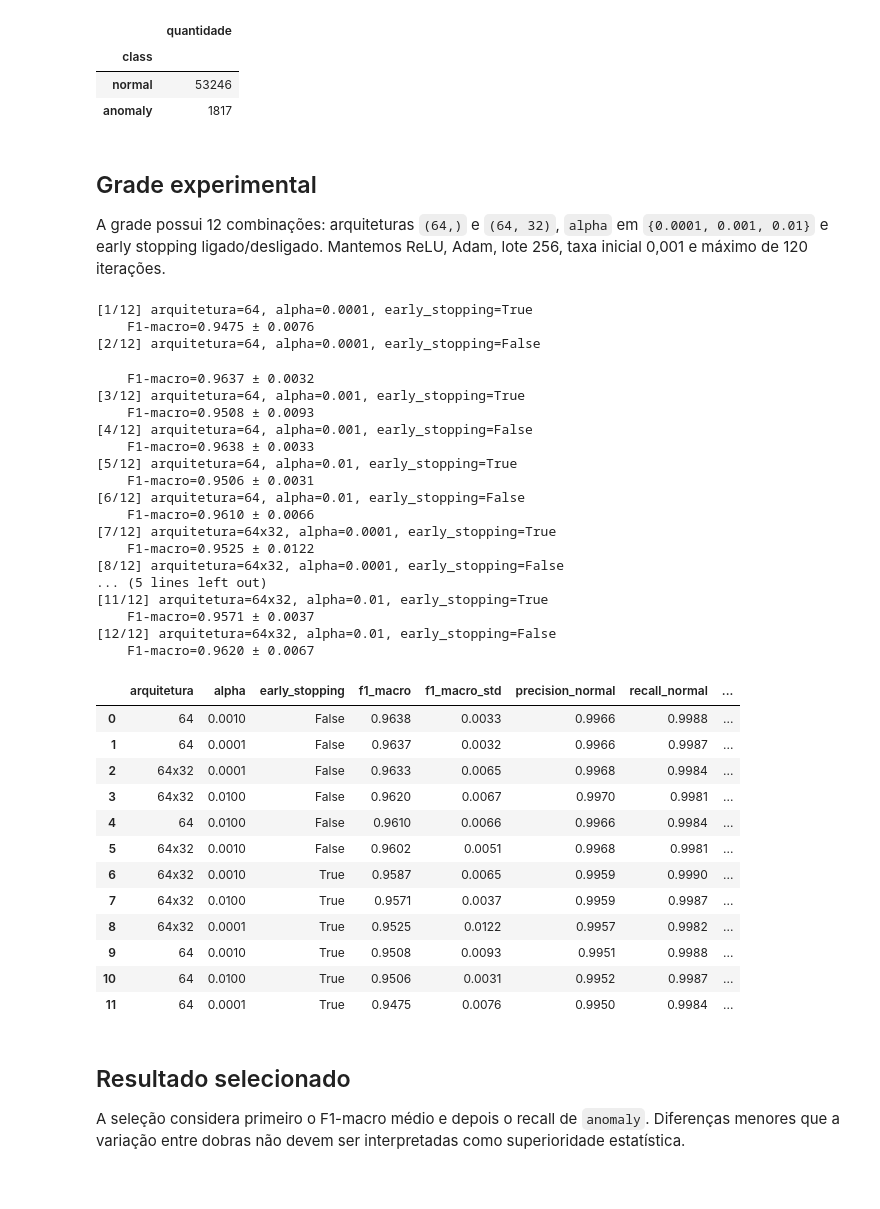
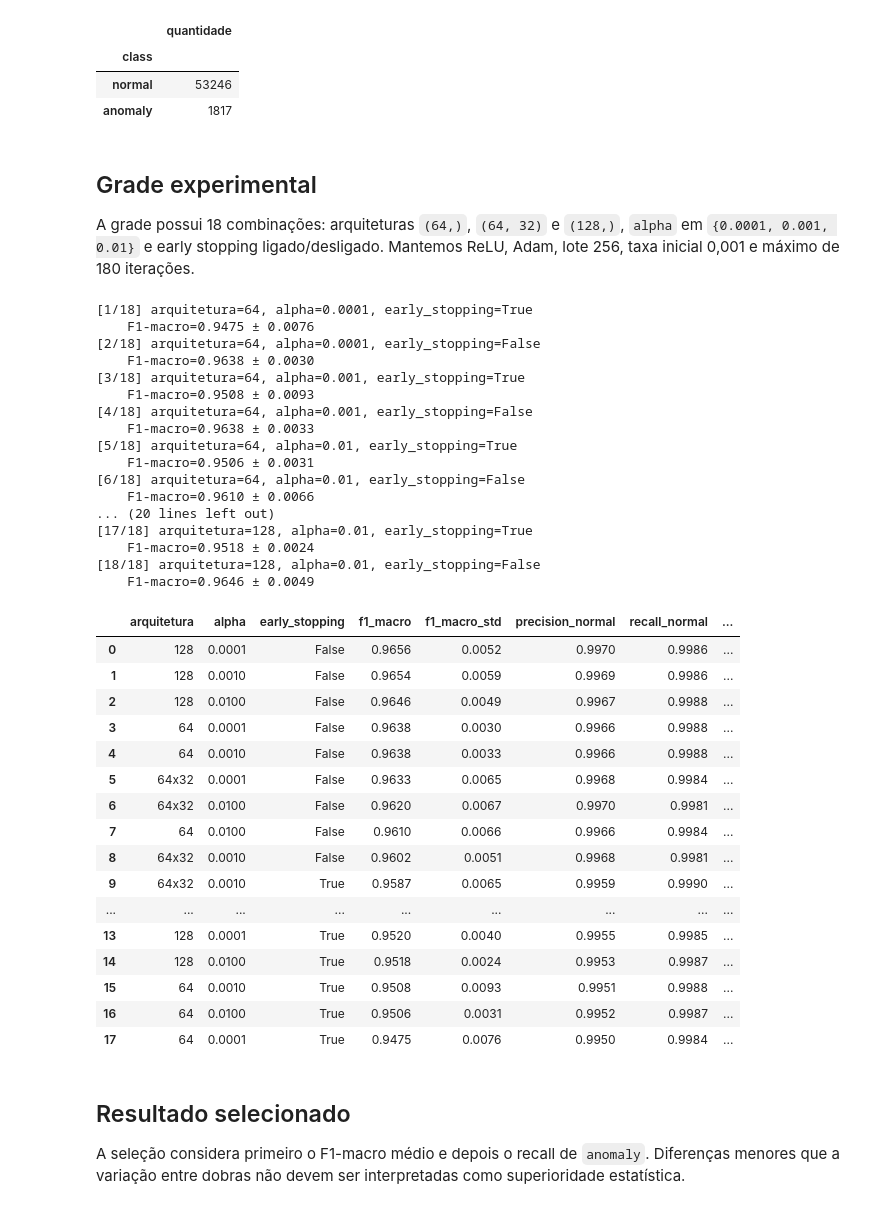
Before and after one commit to IzadoraGalarza/TP1_G5_IA, a Jupyter notebook: notebooks/parte3_rede_neural.ipynb, the cells around one changed output. Saved outputs shown, nothing was run; the diff lists cells and outputs as text; code cells hidden in the pictures.

```diff
--- a/notebooks/parte3_rede_neural.ipynb
+++ b/notebooks/parte3_rede_neural.ipynb
@@ -25,7 +25,7 @@ REPOSITORY = 'https://github.com/IzadoraGalarza/TP1_G5_IA.git'
 BRANCH = 'parte-3-rede-neural-samuel'
 
 if Path('/content').exists():
-    project_root = Path('/content/TP1_G5_IA')
+    project_root = Path('/content/TP1_G5_IA_rede_neural_samuel')
     if not project_root.exists():
         subprocess.run(['git', 'clone', '--branch', BRANCH, REPOSITORY, str(project_root)], check=True)
     os.chdir(project_root)
@@ -61,59 +61,60 @@ Base limpa: (55063, 39)
 # %% [markdown]
 ## Grade experimental
 
-A grade possui 12 combinações: arquiteturas `(64,)` e `(64, 32)`, `alpha` em `{0.0001, 0.001, 0.01}` e early stopping ligado/desligado. Mantemos ReLU, Adam, lote 256, taxa inicial 0,001 e máximo de 120 iterações.
+A grade possui 18 combinações: arquiteturas `(64,)`, `(64, 32)` e `(128,)`, `alpha` em `{0.0001, 0.001, 0.01}` e early stopping ligado/desligado. Mantemos ReLU, Adam, lote 256, taxa inicial 0,001 e máximo de 180 iterações.
 # %%
 OUTPUT_DIR = project_root / 'output' / 'etapa_3'
 REEXECUTAR_GRADE = True
 
 if REEXECUTAR_GRADE:
     results, fold_results = run_grid(
-        X, y, default_grid(), n_splits=3, max_iter=120, output_dir=OUTPUT_DIR
+        X, y, default_grid(), n_splits=3, max_iter=180, output_dir=OUTPUT_DIR
     )
 else:
     results = pd.read_csv(OUTPUT_DIR / 'resultados_rede_neural.csv')
     fold_results = pd.read_csv(OUTPUT_DIR / 'resultados_rede_neural_por_dobra.csv')
 
 columns = [
     'arquitetura', 'alpha', 'early_stopping', 'f1_macro', 'f1_macro_std',
     'precision_normal', 'recall_normal', 'precision_anomaly', 'recall_anomaly',
     'iteracoes_media', 'tempo_s'
 ]
 display(results[columns].round(4))
 # %% [output]
-[1/12] arquitetura=64, alpha=0.0001, early_stopping=True
+[1/18] arquitetura=64, alpha=0.0001, early_stopping=True
     F1-macro=0.9475 ± 0.0076
-[2/12] arquitetura=64, alpha=0.0001, early_stopping=False
+[2/18] arquitetura=64, alpha=0.0001, early_stopping=False
+    F1-macro=0.9638 ± 0.0030
+[3/18] arquitetura=64, alpha=0.001, early_stopping=True
+    F1-macro=0.9508 ± 0.0093
+[4/18] arquitetura=64, alpha=0.001, early_stopping=False
+    F1-macro=0.9638 ± 0.0033
+[5/18] arquitetura=64, alpha=0.01, early_stopping=True
+    F1-macro=0.9506 ± 0.0031
+[6/18] arquitetura=64, alpha=0.01, early_stopping=False
+    F1-macro=0.9610 ± 0.0066
+... (20 lines left out)
+[17/18] arquitetura=128, alpha=0.01, early_stopping=True
+    F1-macro=0.9518 ± 0.0024
+[18/18] arquitetura=128, alpha=0.01, early_stopping=False
+    F1-macro=0.9646 ± 0.0049
-    F1-macro=0.9637 ± 0.0032
-[3/12] arquitetura=64, alpha=0.001, early_stopping=True
-    F1-macro=0.9508 ± 0.0093
-[4/12] arquitetura=64, alpha=0.001, early_stopping=False
-    F1-macro=0.9638 ± 0.0033
-[5/12] arquitetura=64, alpha=0.01, early_stopping=True
-    F1-macro=0.9506 ± 0.0031
-[6/12] arquitetura=64, alpha=0.01, early_stopping=False
-    F1-macro=0.9610 ± 0.0066
-[7/12] arquitetura=64x32, alpha=0.0001, early_stopping=True
-    F1-macro=0.9525 ± 0.0122
-[8/12] arquitetura=64x32, alpha=0.0001, early_stopping=False
-... (5 lines left out)
-[11/12] arquitetura=64x32, alpha=0.01, early_stopping=True
-    F1-macro=0.9571 ± 0.0037
-[12/12] arquitetura=64x32, alpha=0.01, early_stopping=False
-    F1-macro=0.9620 ± 0.0067
 |  | arquitetura | alpha | early_stopping | f1_macro | f1_macro_std | precision_normal | recall_normal | ... |
-| 0 | 64 | 0.0010 | False | 0.9638 | 0.0033 | 0.9966 | 0.9988 | ... |
-| 1 | 64 | 0.0001 | False | 0.9637 | 0.0032 | 0.9966 | 0.9987 | ... |
-| 2 | 64x32 | 0.0001 | False | 0.9633 | 0.0065 | 0.9968 | 0.9984 | ... |
-| 3 | 64x32 | 0.0100 | False | 0.9620 | 0.0067 | 0.9970 | 0.9981 | ... |
-| 4 | 64 | 0.0100 | False | 0.9610 | 0.0066 | 0.9966 | 0.9984 | ... |
-| 5 | 64x32 | 0.0010 | False | 0.9602 | 0.0051 | 0.9968 | 0.9981 | ... |
-| 6 | 64x32 | 0.0010 | True | 0.9587 | 0.0065 | 0.9959 | 0.9990 | ... |
-| 7 | 64x32 | 0.0100 | True | 0.9571 | 0.0037 | 0.9959 | 0.9987 | ... |
-| 8 | 64x32 | 0.0001 | True | 0.9525 | 0.0122 | 0.9957 | 0.9982 | ... |
-| 9 | 64 | 0.0010 | True | 0.9508 | 0.0093 | 0.9951 | 0.9988 | ... |
-| 10 | 64 | 0.0100 | True | 0.9506 | 0.0031 | 0.9952 | 0.9987 | ... |
-| 11 | 64 | 0.0001 | True | 0.9475 | 0.0076 | 0.9950 | 0.9984 | ... |
+| 0 | 128 | 0.0001 | False | 0.9656 | 0.0052 | 0.9970 | 0.9986 | ... |
+| 1 | 128 | 0.0010 | False | 0.9654 | 0.0059 | 0.9969 | 0.9986 | ... |
+| 2 | 128 | 0.0100 | False | 0.9646 | 0.0049 | 0.9967 | 0.9988 | ... |
+| 3 | 64 | 0.0001 | False | 0.9638 | 0.0030 | 0.9966 | 0.9988 | ... |
+| 4 | 64 | 0.0010 | False | 0.9638 | 0.0033 | 0.9966 | 0.9988 | ... |
+| 5 | 64x32 | 0.0001 | False | 0.9633 | 0.0065 | 0.9968 | 0.9984 | ... |
+| 6 | 64x32 | 0.0100 | False | 0.9620 | 0.0067 | 0.9970 | 0.9981 | ... |
+| 7 | 64 | 0.0100 | False | 0.9610 | 0.0066 | 0.9966 | 0.9984 | ... |
+| 8 | 64x32 | 0.0010 | False | 0.9602 | 0.0051 | 0.9968 | 0.9981 | ... |
+| 9 | 64x32 | 0.0010 | True | 0.9587 | 0.0065 | 0.9959 | 0.9990 | ... |
+| ... | ... | ... | ... | ... | ... | ... | ... | ... |
+| 13 | 128 | 0.0001 | True | 0.9520 | 0.0040 | 0.9955 | 0.9985 | ... |
+| 14 | 128 | 0.0100 | True | 0.9518 | 0.0024 | 0.9953 | 0.9987 | ... |
+| 15 | 64 | 0.0010 | True | 0.9508 | 0.0093 | 0.9951 | 0.9988 | ... |
+| 16 | 64 | 0.0100 | True | 0.9506 | 0.0031 | 0.9952 | 0.9987 | ... |
+| 17 | 64 | 0.0001 | True | 0.9475 | 0.0076 | 0.9950 | 0.9984 | ... |
 # %% [markdown]
 ## Resultado selecionado
 
```
Also changed, not shown: parts of 3 cells of this notebook, 10 other files.
